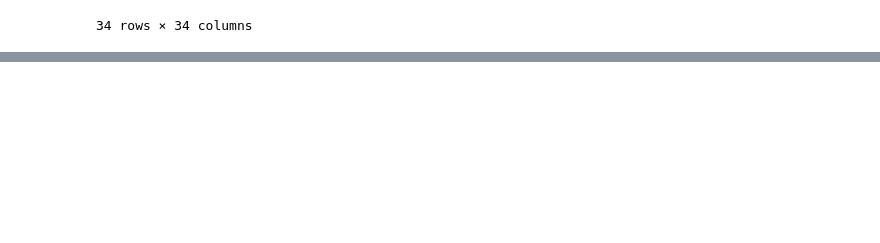
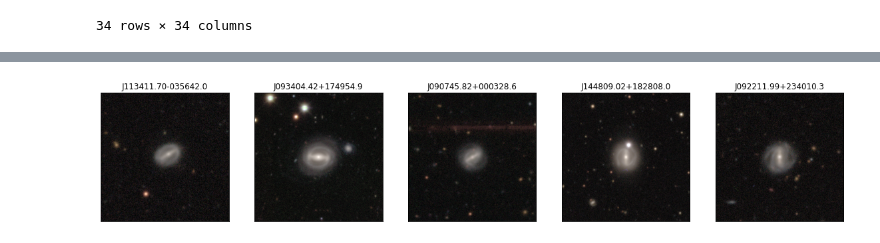
Before and after one commit to colinleach/proj502, a Jupyter notebook: notebooks_local/predictions.ipynb, the cells around one changed output, grey strips where cells are left out. Drawn from its saved outputs; the diff is of its cells as text; code cells hidden in the pictures; blank space fills up the shorter version.

```diff
--- a/notebooks_local/predictions.ipynb
+++ b/notebooks_local/predictions.ipynb
@@ -247,0 +240,4 @@ plot_n('spiral-winding_loose')
+# %%
+plot_n('bar_strong', 5)
+# %% [output]
+[figure, added]
```
Also changed, not shown: parts of 21 cells of this notebook, 3 other files.
